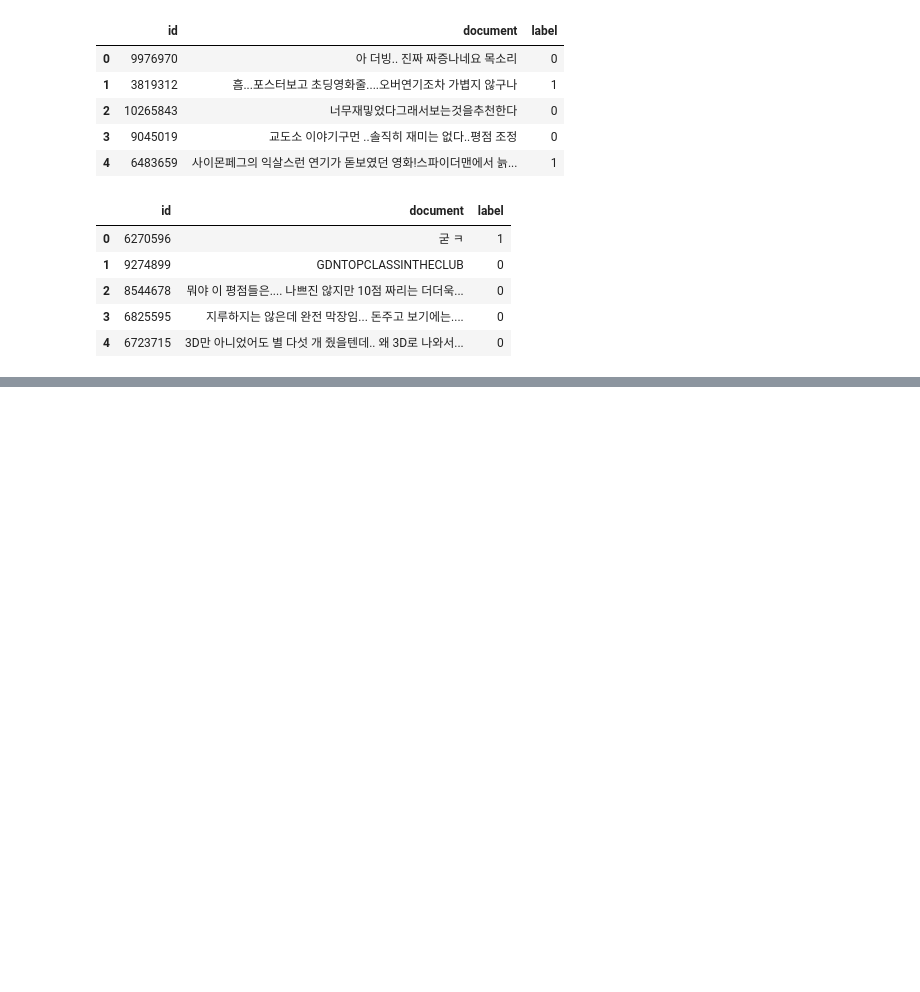
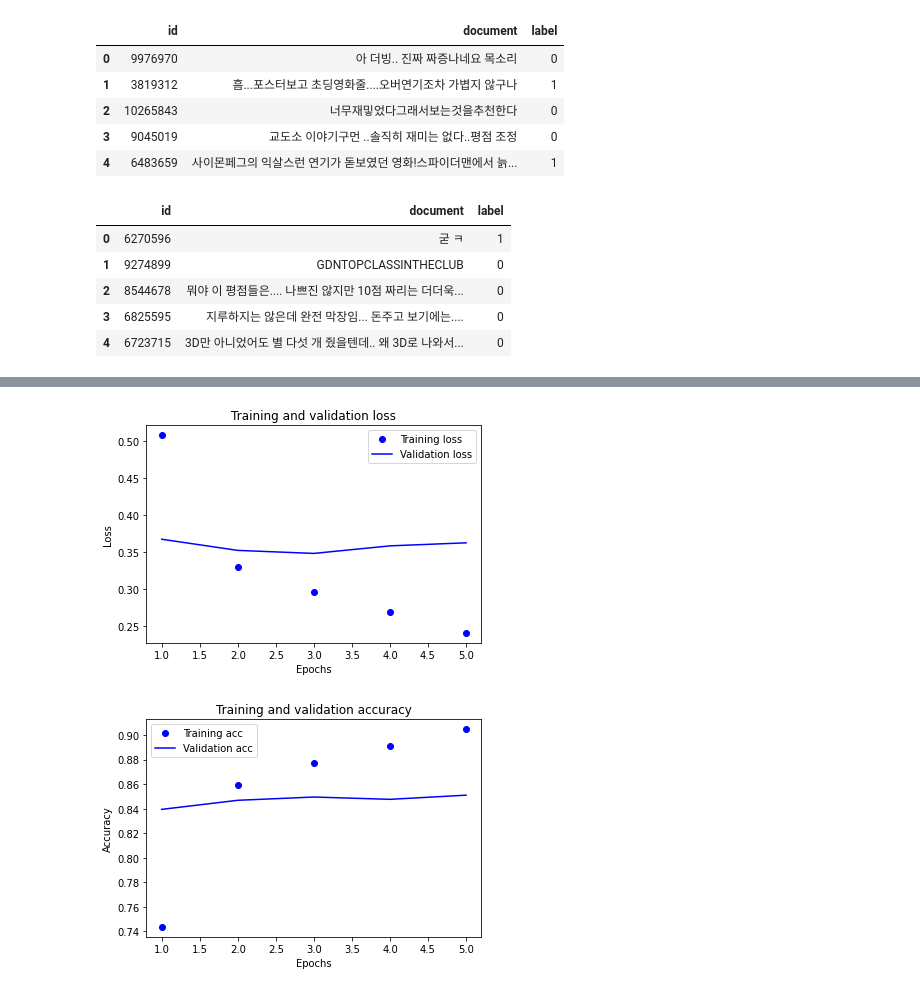
Before and after one commit to fmfmsd/Chamchee, a Jupyter notebook: Exploration/Ex8/Exploration8.ipynb, the cells around one changed output, grey strips where cells are left out. Cells and saved outputs as stored; diff of their text form; code cells hidden in the pictures; blank space fills up the shorter version.

```diff
--- a/Exploration/Ex8/Exploration8.ipynb
+++ b/Exploration/Ex8/Exploration8.ipynb
@@ -690,0 +310,12 @@ plt.show()
+# %%
+# CNN 모델
+model_cnn = tf.keras.Sequential()
+model_cnn.add(tf.keras.layers.Embedding(vocab_size, word_vec_dim, input_shape=(None,)))
+model_cnn.add(tf.keras.layers.Conv1D(16, 7, activation='relu'))
+model_cnn.add(tf.keras.layers.MaxPooling1D(5))
+model_cnn.add(tf.keras.layers.Conv1D(16, 7, activation='relu'))
+model_cnn.add(tf.keras.layers.GlobalMaxPooling1D())
+model_cnn.add(tf.keras.layers.Dense(8, activation='relu'))
+model_cnn.add(tf.keras.layers.Dense(1, activation='sigmoid'))
+
+model_cnn.summary()
@@ -690,0 +442,3 @@ plt.show()
+# %%
+# CNN
+cnn_history = fitting_machine(model_cnn, 5)
@@ -690,0 +486,5 @@ plt.show()
+# %%
+visualization(cnn_history)
+# %% [output]
+[figure, added]
+[figure, added]
```
Also changed, not shown: parts of 94 cells of this notebook.
